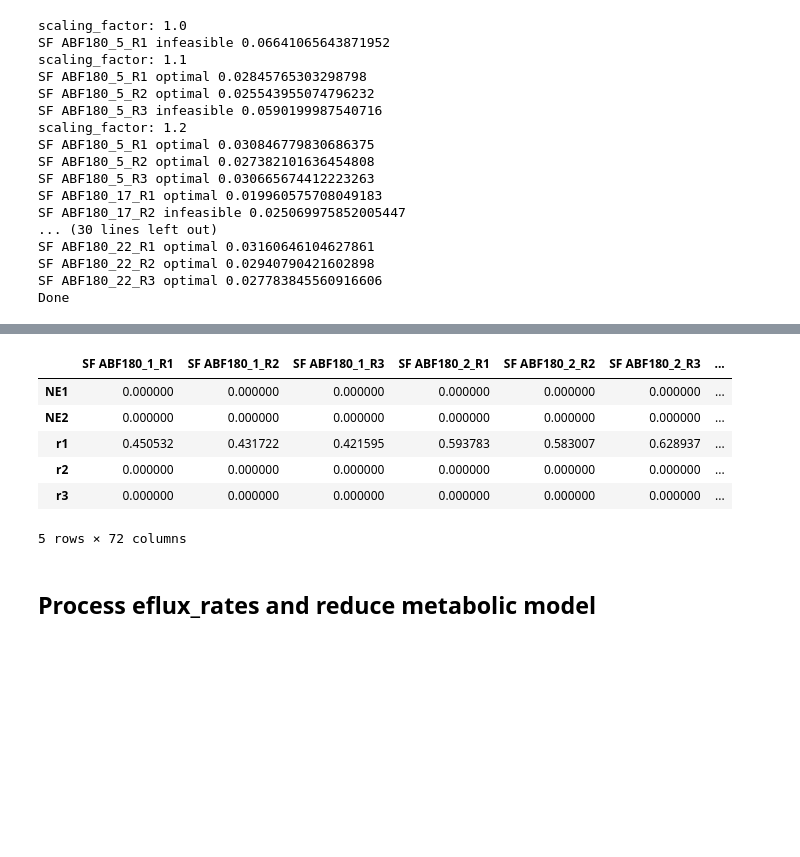
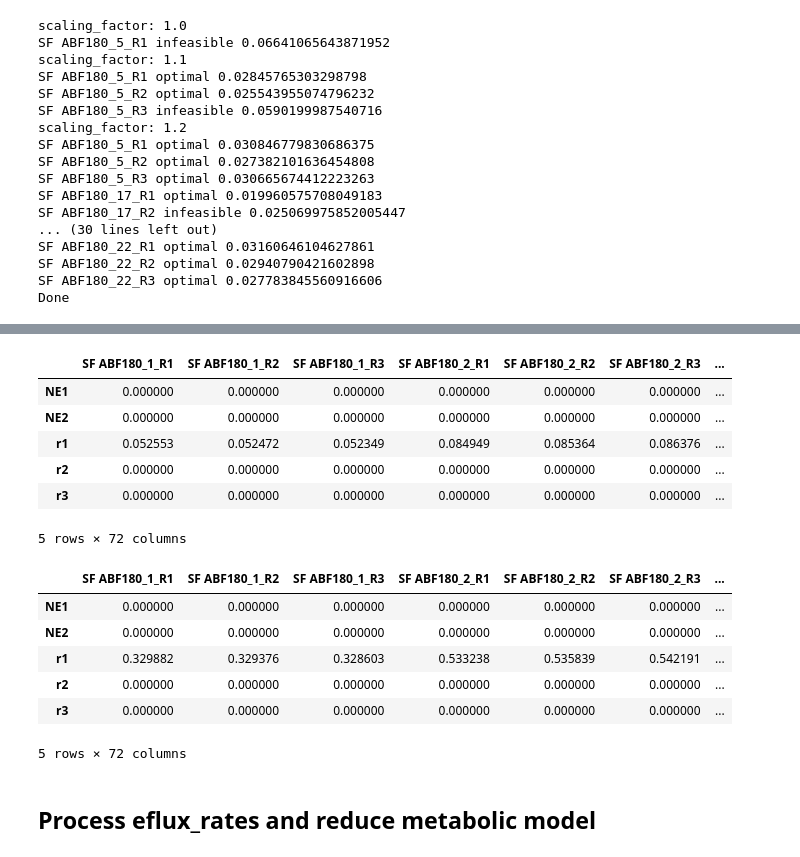
Before and after one commit to AgileBioFoundry/AspergillusQ4Milestone, a Jupyter notebook: notebooks/round2/Eflux4A.niger.ipynb, the cells around one changed output, grey strips where cells are left out. Cells and saved outputs as stored; diff of their text form; code cells hidden in the pictures; blank space fills up the shorter version.

```diff
--- a/notebooks/round2/Eflux4A.niger.ipynb
+++ b/notebooks/round2/Eflux4A.niger.ipynb
@@ -367,16 +406,26 @@ for rep in global_prot.columns:
         print(rep, fluxes[rep].status)
 # %%
 eflux_rates = pd.DataFrame(dict([(rep, fluxes[rep].to_frame()['fluxes']) for rep in fluxes]))
-eflux_rates = eflux_rates*ref_line_glucose_rate
 eflux_rates.head()
 # %% [output]
 |  | SF ABF180_1_R1 | SF ABF180_1_R2 | SF ABF180_1_R3 | SF ABF180_2_R1 | SF ABF180_2_R2 | SF ABF180_2_R3 | ... |
 | NE1 | 0.000000 | 0.000000 | 0.000000 | 0.000000 | 0.000000 | 0.000000 | ... |
 | NE2 | 0.000000 | 0.000000 | 0.000000 | 0.000000 | 0.000000 | 0.000000 | ... |
-| r1 | 0.450532 | 0.431722 | 0.421595 | 0.593783 | 0.583007 | 0.628937 | ... |
+| r1 | 0.052553 | 0.052472 | 0.052349 | 0.084949 | 0.085364 | 0.086376 | ... |
 | r2 | 0.000000 | 0.000000 | 0.000000 | 0.000000 | 0.000000 | 0.000000 | ... |
 | r3 | 0.000000 | 0.000000 | 0.000000 | 0.000000 | 0.000000 | 0.000000 | ... |
 5 rows × 72 columns
+# %%
+eflux_rates = eflux_rates*ref_line_glucose_rate
+eflux_rates.head()
+# %% [output]
+|  | SF ABF180_1_R1 | SF ABF180_1_R2 | SF ABF180_1_R3 | SF ABF180_2_R1 | SF ABF180_2_R2 | SF ABF180_2_R3 | ... |
+| NE1 | 0.000000 | 0.000000 | 0.000000 | 0.000000 | 0.000000 | 0.000000 | ... |
+| NE2 | 0.000000 | 0.000000 | 0.000000 | 0.000000 | 0.000000 | 0.000000 | ... |
+| r1 | 0.329882 | 0.329376 | 0.328603 | 0.533238 | 0.535839 | 0.542191 | ... |
+| r2 | 0.000000 | 0.000000 | 0.000000 | 0.000000 | 0.000000 | 0.000000 | ... |
+| r3 | 0.000000 | 0.000000 | 0.000000 | 0.000000 | 0.000000 | 0.000000 | ... |
+5 rows × 72 columns
 # %% [markdown]
 ## Process eflux_rates and reduce metabolic model
 # %%
```
Also changed, not shown: parts of 32 cells of this notebook, 9 other files.
